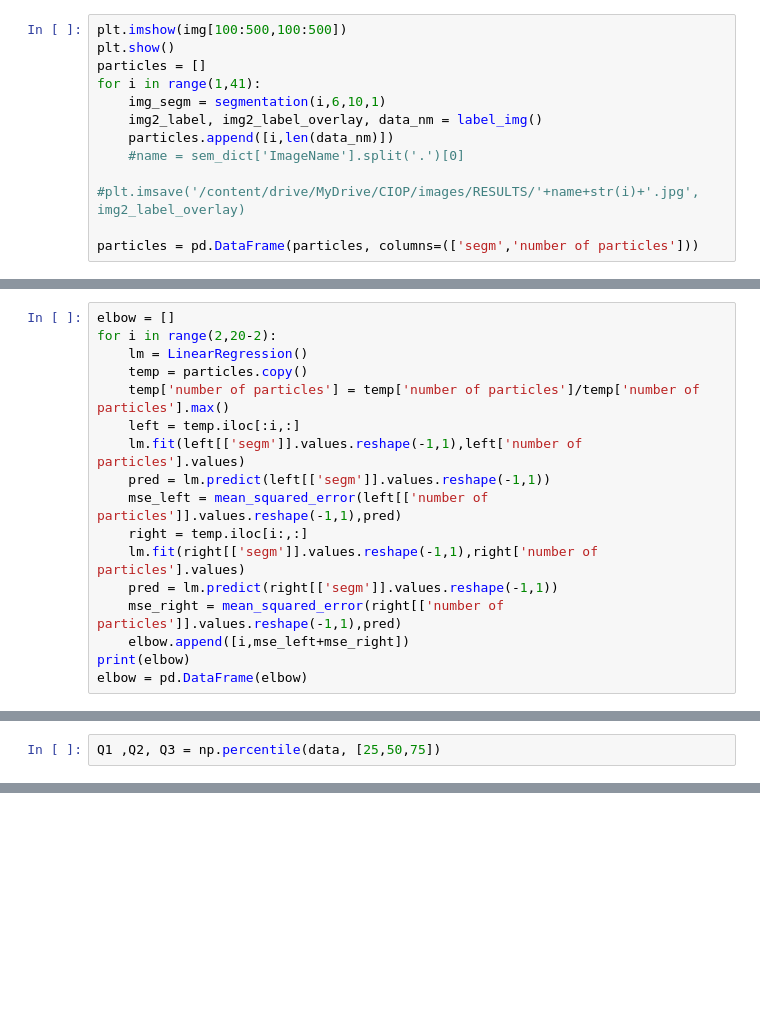
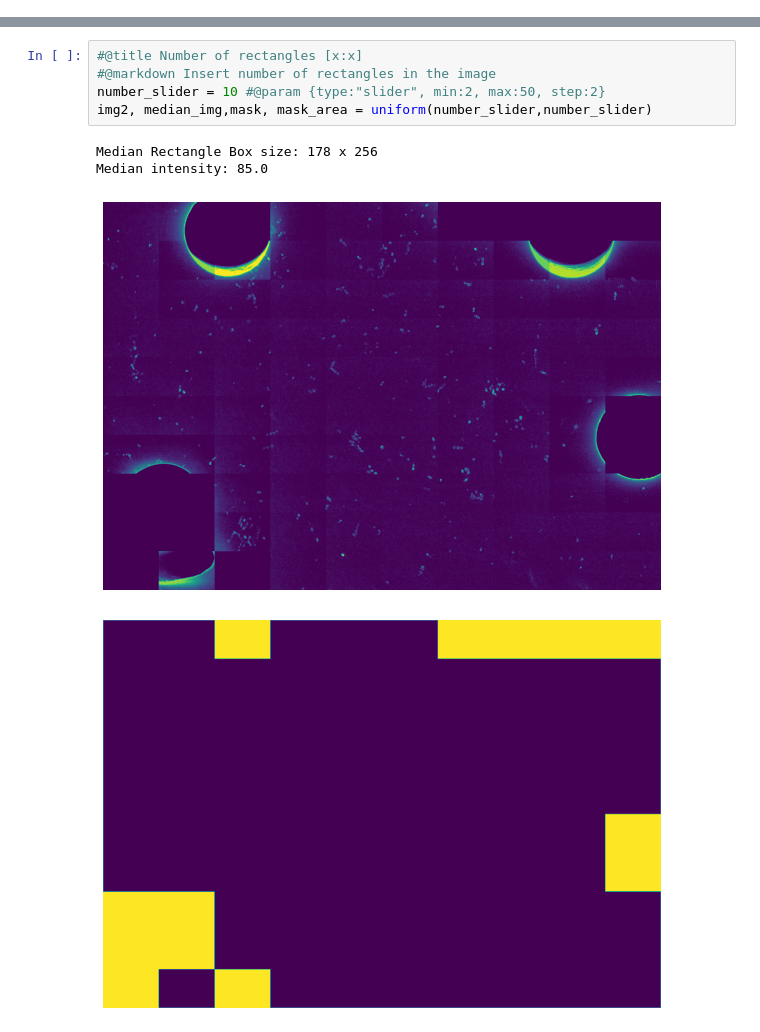
Before and after one commit to kozz84/Image-analysis, a Jupyter notebook: Image_analysis.ipynb, the cells around one changed output, grey strips where cells are left out. Drawn from its saved outputs; the diff is of its cells as text; blank space fills up the shorter version.

```diff
--- a/Image_analysis.ipynb
+++ b/Image_analysis.ipynb
@@ -394,12 +2,0 @@ mkdir: cannot create directory ‘/content/drive/MyDrive/CIOP/images/RESULTS’:
-# %%
-plt.imshow(img[100:500,100:500])
-plt.show()
-particles = []
-for i in range(1,41):
-    img_segm = segmentation(i,6,10,1)
-    img2_label, img2_label_overlay, data_nm = label_img()
-    particles.append([i,len(data_nm)])
-    #name = sem_dict['ImageName'].split('.')[0]
-    #plt.imsave('/content/drive/MyDrive/CIOP/images/RESULTS/'+name+str(i)+'.jpg', img2_label_overlay)
-
-particles = pd.DataFrame(particles, columns=(['segm','number of particles']))
@@ -454,17 +2,0 @@ from sklearn.metrics import mean_squared_error
-# %%
-elbow = []
-for i in range(2,20-2):
-    lm = LinearRegression()
-    temp = particles.copy()
-    temp['number of particles'] = temp['number of particles']/temp['number of particles'].max()
-    left = temp.iloc[:i,:]
-    lm.fit(left[['segm']].values.reshape(-1,1),left['number of particles'].values)
-    pred = lm.predict(left[['segm']].values.reshape(-1,1))
-    mse_left = mean_squared_error(left[['number of particles']].values.reshape(-1,1),pred)
-    right = temp.iloc[i:,:]
-    lm.fit(right[['segm']].values.reshape(-1,1),right['number of particles'].values)
-    pred = lm.predict(right[['segm']].values.reshape(-1,1))
-    mse_right = mean_squared_error(right[['number of particles']].values.reshape(-1,1),pred)
-    elbow.append([i,mse_left+mse_right])
-print(elbow)
-elbow = pd.DataFrame(elbow)
@@ -489,2 +2,0 @@ np.median(data)
-# %%
-Q1 ,Q2, Q3 = np.percentile(data, [25,50,75])
@@ -501,0 +303,10 @@ Q1-1.5*IQR
+# %%
+#@title Number of rectangles [x:x]
+#@markdown Insert number of rectangles in the image
+number_slider = 10 #@param {type:"slider", min:2, max:50, step:2}
+img2, median_img,mask, mask_area = uniform(number_slider,number_slider)
+# %% [output]
+Median Rectangle Box size: 178 x 256
+Median intensity: 85.0
+[figure, added]
+[figure, added]
```
Also changed, not shown: parts of 103 cells of this notebook.
